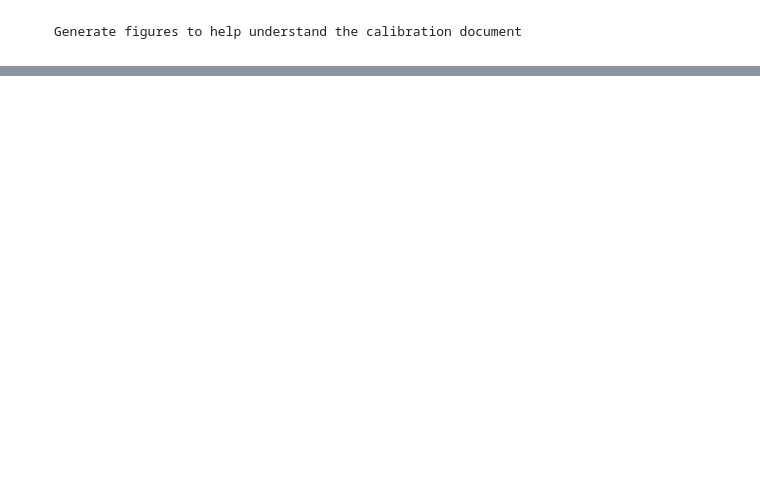
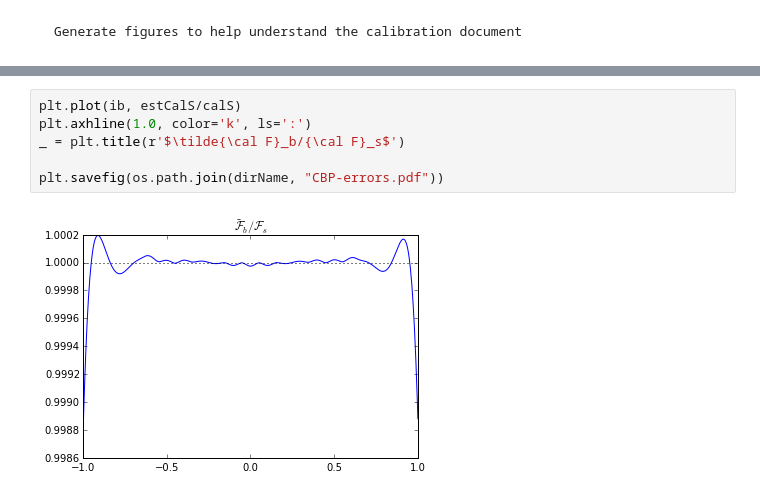
Before and after one commit to RobertLuptonTheGood/notebooks, a Jupyter notebook: calibration figures.ipynb, the cells around one changed output, grey strips where cells are left out. Drawn from its saved outputs; the diff is of its cells as text; blank space fills up the shorter version.

```diff
--- a/calibration figures.ipynb
+++ b/calibration figures.ipynb
@@ -56,0 +92,8 @@ plt.savefig(os.path.join(dirName, "F_b.pdf"))
+# %%
+plt.plot(ib, estCalS/calS)
+plt.axhline(1.0, color='k', ls=':')
+_ = plt.title(r'$\tilde{\cal F}_b/{\cal F}_s$')
+
+plt.savefig(os.path.join(dirName, "CBP-errors.pdf"))
+# %% [output]
+[figure, added]
```
Also changed, not shown: parts of 5 cells of this notebook.
